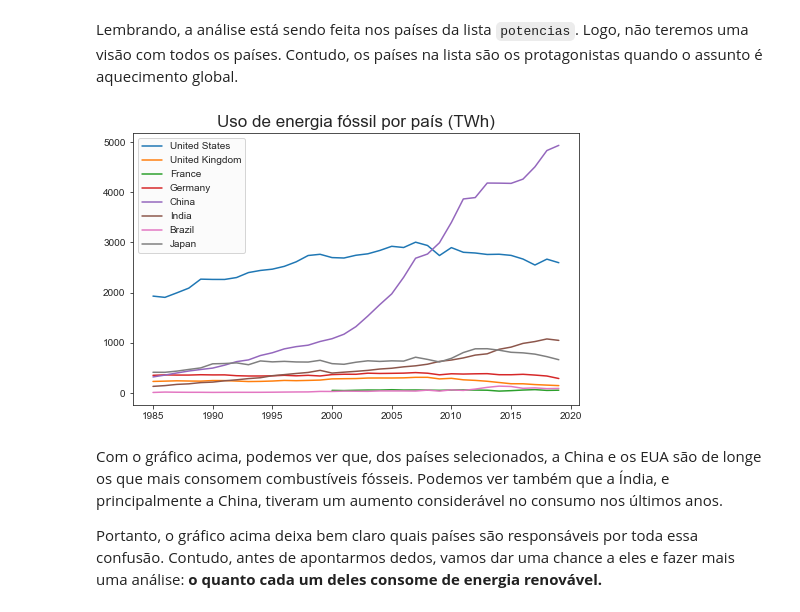
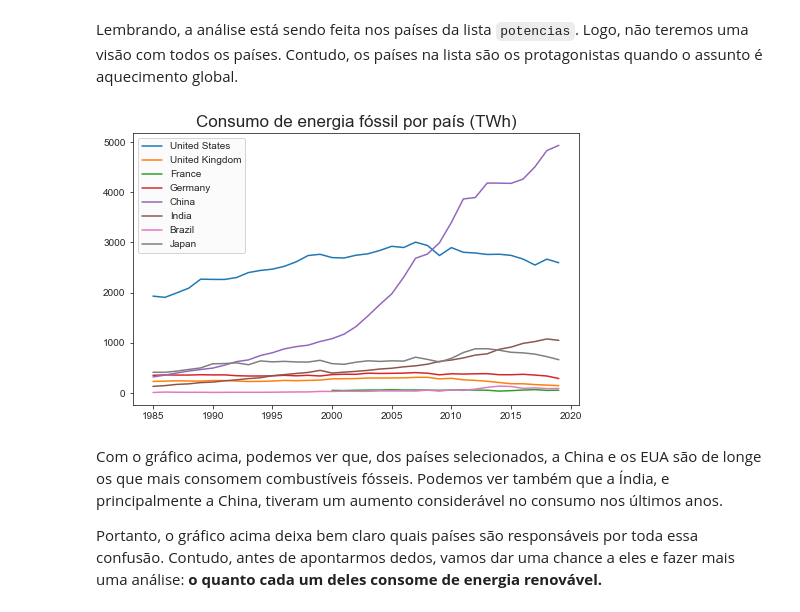
Before and after one commit to leoDomingos/Introducao-ao-aquecimento-global, a Jupyter notebook: main.ipynb, the cells around one changed output. Saved outputs shown, nothing was run; the diff lists cells and outputs as text; code cells hidden in the pictures.

```diff
--- a/main.ipynb
+++ b/main.ipynb
@@ -360,13 +357,13 @@ for index,row in world_energy_data.iterrows():
 # %%
 # Gráfico
 sns.set_style("ticks")
 plt.subplots(figsize = (8, 5))
-plt.title("Uso de energia fóssil por país (TWh)", fontsize=17)
+plt.title("Consumo de energia fóssil por país (TWh)", fontsize=17)
 for pais, uso in dict_co2_depend.items():
     plt.plot(range(ano_inicial_c_bruto, ano_final_c_bruto), uso, label = pais)
     plt.legend(loc="upper left", facecolor="#FAFAFA")
 # %% [output]
-[figure, old version]
+[figure, new version]
 # %% [markdown]
 Com o gráfico acima, podemos ver que, dos países selecionados, a China e os EUA são de longe os que mais consomem combustíveis fósseis. Podemos ver também que a Índia, e principalmente a China, tiveram um aumento considerável no consumo nos últimos anos.
 
```
Also changed, not shown: parts of 3 cells of this notebook, 14 other files.
